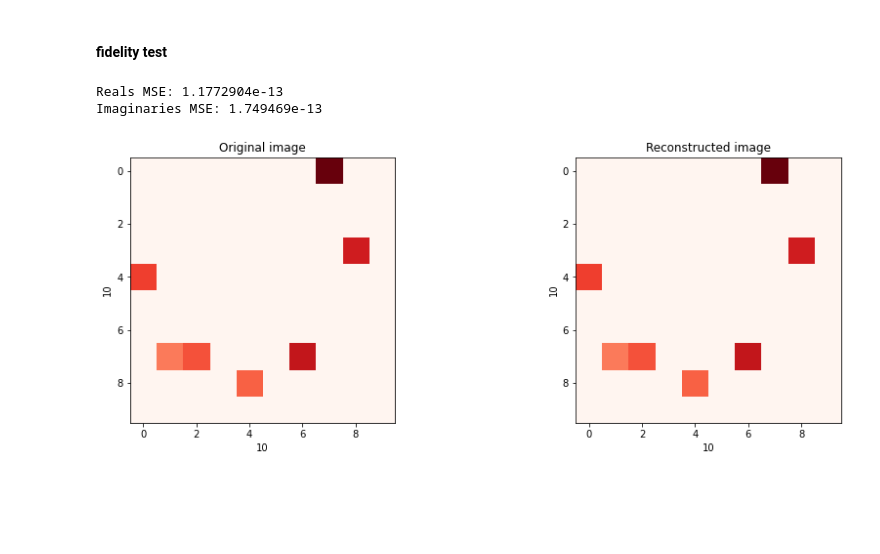
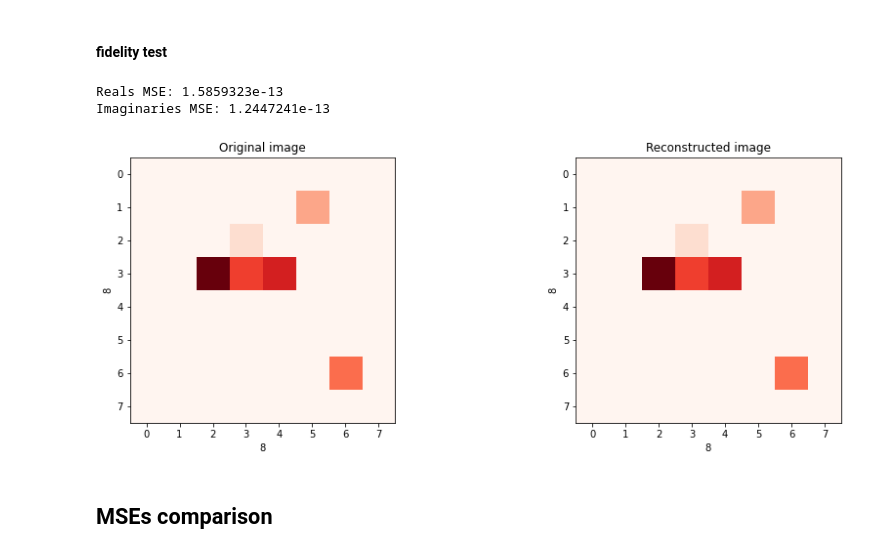
Before and after one commit to QuantumRadioAstronomy/visibility_repr, a Jupyter notebook: Naive_representation.ipynb, the cells around one changed output. Cells and saved outputs as stored; diff of their text form; code cells hidden in the pictures; blank space fills up the shorter version.

```diff
--- a/Naive_representation.ipynb
+++ b/Naive_representation.ipynb
@@ -74,16 +59,16 @@ def reverse(string):
 # few pixels are set to relatively large complex random values in random spots (image sources)
 # relatively small complex values are added (white noise from background radiations)
 
-n = 10 #number of antennas
+n = 8 #number of antennas
 
 sky_image = np.zeros((n, n), dtype='complex64')
 mask = np.zeros((n, n), dtype='bool')
-stars = np.random.randint(1, 11) #random number of sources
-radius = 1 #np.random.randint(1, 3) #with random radius
+stars = np.random.randint(1, 7) #random number of sources
+radius = 1
 
 for i in range(0, stars):
-    index_i = np.random.randint(0, sky_image.shape[0]-radius)
-    index_j = np.random.randint(0, sky_image.shape[1]-radius)
+    index_i = np.random.randint(0, n-radius)
+    index_j = np.random.randint(0, n-radius)
     for j in range(0, radius):
         for k in range(0, radius):
             sky_image[index_i+j][index_j+k] = complex(np.random.rand()*100, np.random.rand()*100)
@@ -178,16 +163,17 @@ def binary_encode(qc, binary, off_set):
 
     return off_set
 # %%
-number_of_entries = visibilities.shape[0] * visibilities.shape[1]
+number_of_pixels = n*n
 number_of_bits_real = 32
 number_of_bits_imag = 32
 number_of_bits = number_of_bits_real + number_of_bits_imag
+number_of_qbits = number_of_pixels*number_of_bits
 off_set = 0
 
 # encoding (n bits encoded onto n qubits)
-qc = QuantumCircuit(number_of_entries*number_of_bits)
-for i in range(0, visibilities.shape[0]):
-    for j in range(0, visibilities.shape[1]):
+qc = QuantumCircuit(number_of_qbits)
+for i in range(0, n):
+    for j in range(0, n):
             binary_real = float_to_bin_real(visibilities[i, j].real)
             binary_imag = float_to_bin_imag(visibilities[i, j].imag)
             binary = binary_real+binary_imag
@@ -207,7 +193,7 @@ out = reverse(output)
 # readout
 chunks_real = []
 chunks_imag = []
-for i in range(0, number_of_entries):
+for i in range(0, number_of_pixels):
     chunks_real.append(out[number_of_bits*i:(number_of_bits*i)+number_of_bits_real]) # real parts represented every 64 bits starting from the first one
     chunks_imag.append(out[(number_of_bits*i)+number_of_bits_imag:(number_of_bits*i)+number_of_bits_imag+number_of_bits_imag]) # imaginary parts represented every 64 bits starting after the first occurence of a real part
 
@@ -238,30 +224,32 @@ print(readout)
 # %% [markdown]
 ### 3.2 inverse Fourier transform (spatial domain)
 # %%
-img = np.fft.ifft2(readout).astype('complex64')
+fidelity = np.fft.ifft2(readout).astype('complex64')
 # %% [markdown]
 #### fidelity test
 # %%
-test_real = ((sky_image.real - img.real)**2).mean()
-test_imag = ((sky_image.imag - img.imag)**2).mean()
+test2_real = ((sky_image.real - fidelity.real)**2).mean()
+test2_imag = ((sky_image.imag - fidelity.imag)**2).mean()
 
-print('Reals MSE: '+ str(test_real))
-print('Imaginaries MSE: '+ str(test_imag))
+print('Reals MSE: '+ str(test2_real))
+print('Imaginaries MSE: '+ str(test2_imag))
 # %% [output]
-Reals MSE: 1.1772904e-13
-Imaginaries MSE: 1.749469e-13
+Reals MSE: 1.5859323e-13
+Imaginaries MSE: 1.2447241e-13
 # %%
 fig, axs = plt.subplots(1, 2, figsize=(15,5))
 modulus1 = np.absolute(sky_image)
-modulus2 = np.absolute(img)
+modulus2 = np.absolute(fidelity)
 
 axs[0].imshow(modulus1, cmap='Reds')
 axs[1].imshow(modulus2, cmap='Reds')
 
 axs[0].set_title("Original image")
 axs[1].set_title("Reconstructed image")
 
 for ax in axs.flat:
     ax.set(xlabel=n, ylabel=n)
 # %% [output]
-[figure, old version]
+[figure, new version]
+# %% [markdown]
+## MSEs comparison
```
Also changed, not shown: parts of 10 cells of this notebook.
